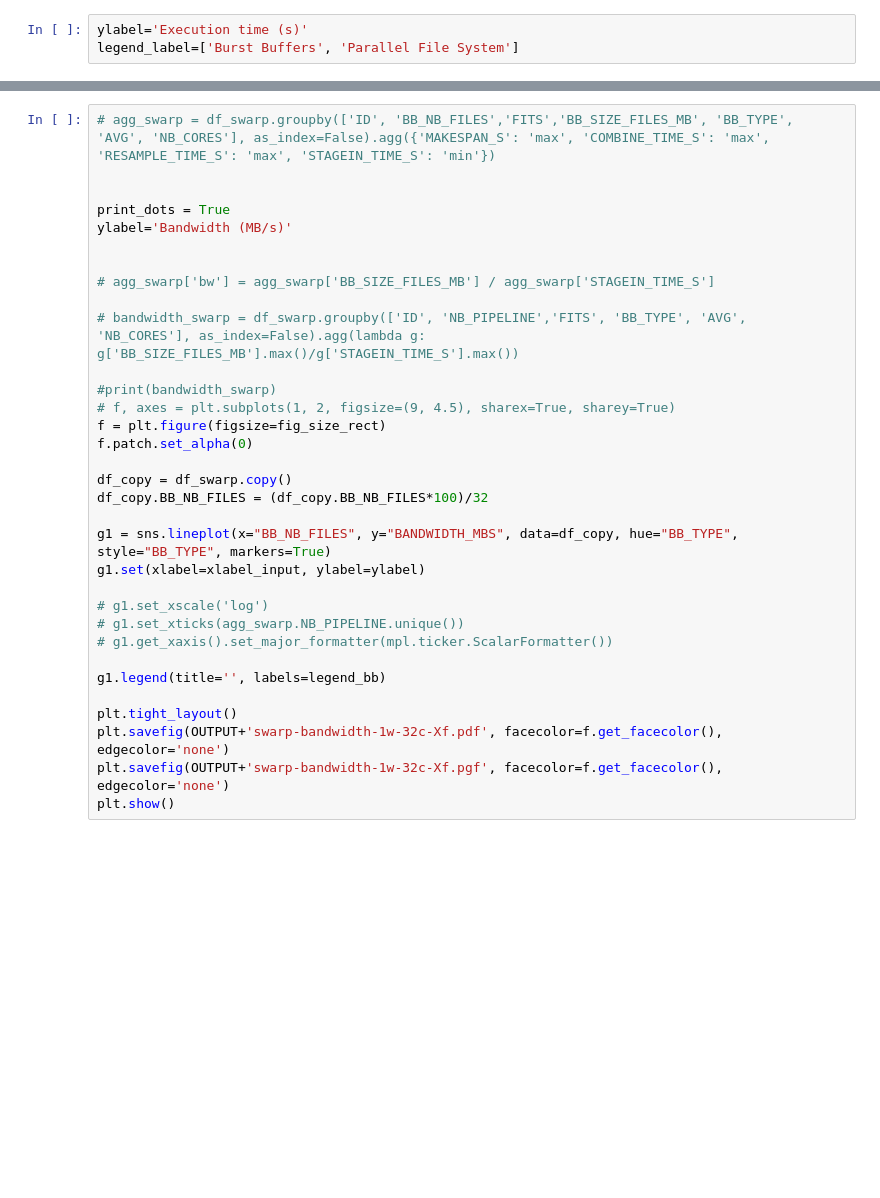
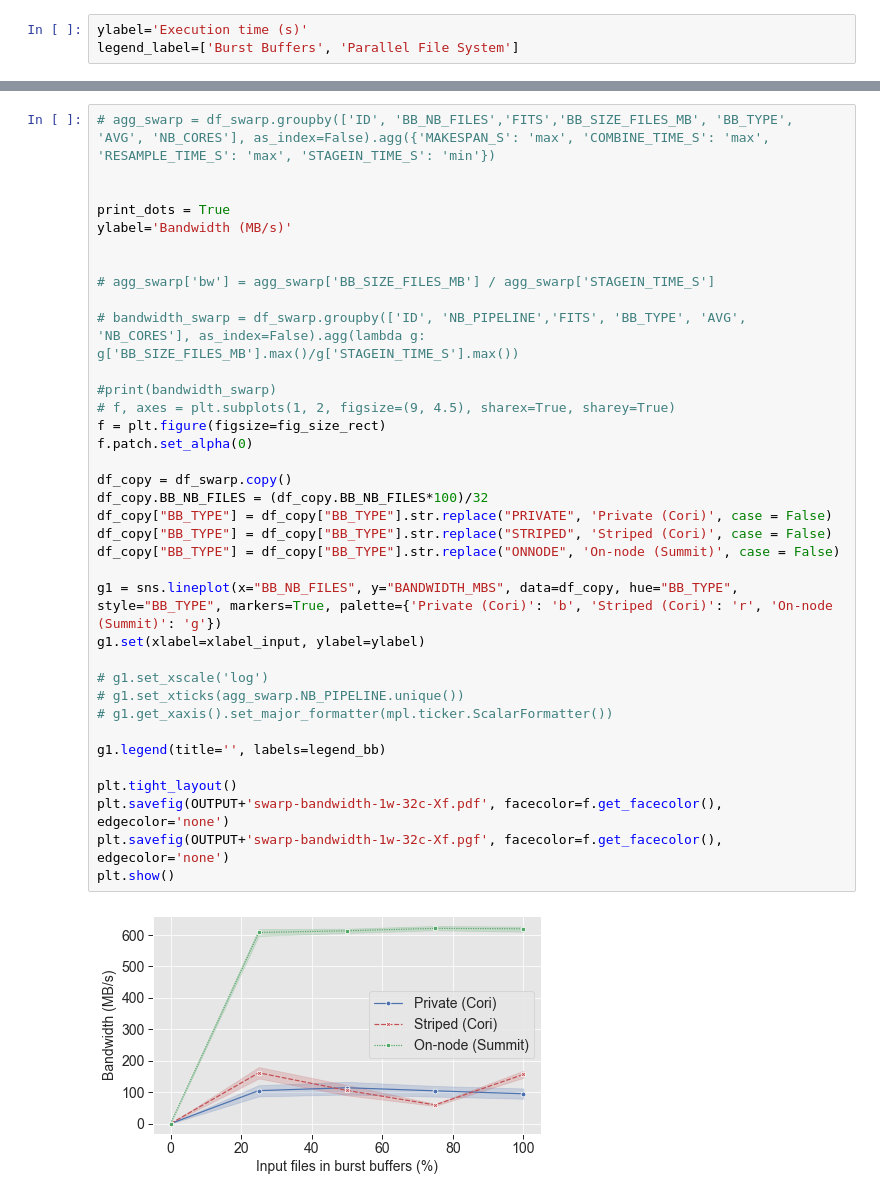
Before and after one commit to lpottier/workflow-io-bb, a Jupyter notebook: data/traces/notebooks/swarp-1w-32c.ipynb, the cells around one changed output, grey strips where cells are left out. Saved outputs shown, nothing was run; the diff lists cells and outputs as text; blank space fills up the shorter version.

Commit message:
fixed several issues for the Summit runs. Calibrate the simulator
Signed-off-by: Loïc Pottier <lpottier@isi.edu>

```diff
--- a/data/traces/notebooks/swarp-1w-32c.ipynb
+++ b/data/traces/notebooks/swarp-1w-32c.ipynb
@@ -568,31 +593,36 @@ Plot line fits task: MAKESPAN_S
 
 
 print_dots = True
 ylabel='Bandwidth (MB/s)'
 
 
 # agg_swarp['bw'] = agg_swarp['BB_SIZE_FILES_MB'] / agg_swarp['STAGEIN_TIME_S']
 
 # bandwidth_swarp = df_swarp.groupby(['ID', 'NB_PIPELINE','FITS', 'BB_TYPE', 'AVG', 'NB_CORES'], as_index=False).agg(lambda g: g['BB_SIZE_FILES_MB'].max()/g['STAGEIN_TIME_S'].max())
 
 #print(bandwidth_swarp)
 # f, axes = plt.subplots(1, 2, figsize=(9, 4.5), sharex=True, sharey=True)
 f = plt.figure(figsize=fig_size_rect)
 f.patch.set_alpha(0)
 
 df_copy = df_swarp.copy()
 df_copy.BB_NB_FILES = (df_copy.BB_NB_FILES*100)/32
+df_copy["BB_TYPE"] = df_copy["BB_TYPE"].str.replace("PRIVATE", 'Private (Cori)', case = False)
+df_copy["BB_TYPE"] = df_copy["BB_TYPE"].str.replace("STRIPED", 'Striped (Cori)', case = False)
+df_copy["BB_TYPE"] = df_copy["BB_TYPE"].str.replace("ONNODE", 'On-node (Summit)', case = False)
 
-g1 = sns.lineplot(x="BB_NB_FILES", y="BANDWIDTH_MBS", data=df_copy, hue="BB_TYPE", style="BB_TYPE", markers=True)
+g1 = sns.lineplot(x="BB_NB_FILES", y="BANDWIDTH_MBS", data=df_copy, hue="BB_TYPE", style="BB_TYPE", markers=True, palette={'Private (Cori)': 'b', 'Striped (Cori)': 'r', 'On-node (Summit)': 'g'})
 g1.set(xlabel=xlabel_input, ylabel=ylabel)
 
 # g1.set_xscale('log')
 # g1.set_xticks(agg_swarp.NB_PIPELINE.unique())
 # g1.get_xaxis().set_major_formatter(mpl.ticker.ScalarFormatter())
 
 g1.legend(title='', labels=legend_bb)
 
 plt.tight_layout()
 plt.savefig(OUTPUT+'swarp-bandwidth-1w-32c-Xf.pdf', facecolor=f.get_facecolor(), edgecolor='none')
 plt.savefig(OUTPUT+'swarp-bandwidth-1w-32c-Xf.pgf', facecolor=f.get_facecolor(), edgecolor='none')
 plt.show()
+# %% [output]
+[figure, added]
```
Also changed, not shown: parts of 11 cells of this notebook, 15 other files.
